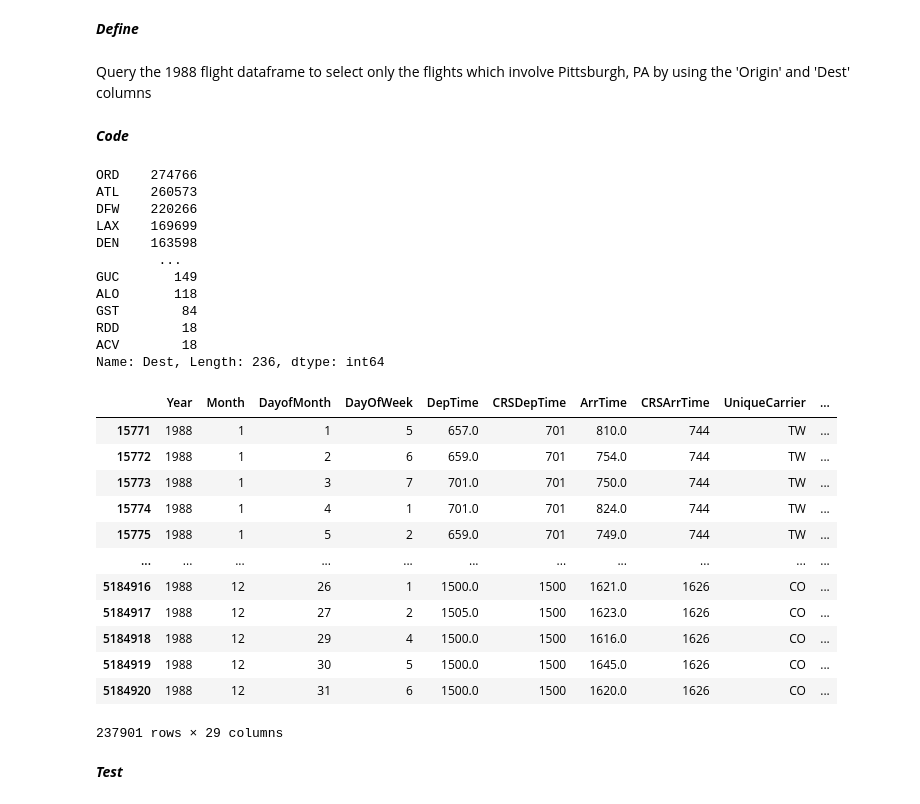
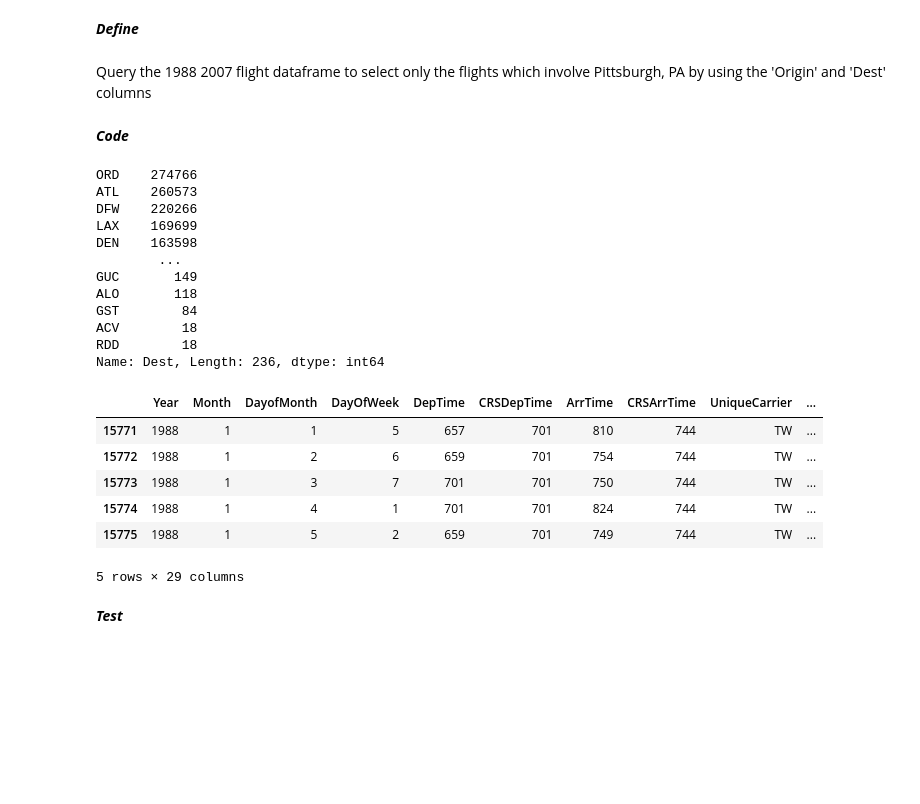
Before and after one commit to Miles-Murphy/vis_final_project, a Jupyter notebook: project_draft.ipynb, the cells around one changed output. Cells and saved outputs as stored; diff of their text form; code cells hidden in the pictures; blank space fills up the shorter version.

```diff
--- a/project_draft.ipynb
+++ b/project_draft.ipynb
@@ -115,11 +136,11 @@ That being said, Data Tidiness issues will be handled as they develop from Data
 # %% [markdown]
 <em><b>Define</b></em>
 # %% [markdown]
-Query the 1988 flight dataframe to select only the flights which involve Pittsburgh, PA by using the 'Origin' and 'Dest' columns
+Query the 1988 2007 flight dataframe to select only the flights which involve Pittsburgh, PA by using the 'Origin' and 'Dest' columns
 # %% [markdown]
 <em><b>Code</b></em>
 # %%
-flights_cleaning.Dest.value_counts()
+flights_cleaning_88.Dest.value_counts()
 # %% [output]
 ORD    274766
 ATL    260573
@@ -130,23 +151,17 @@ DEN    163598
 GUC       149
 ALO       118
 GST        84
+ACV        18
 RDD        18
-ACV        18
 Name: Dest, Length: 236, dtype: int64
 # %%
-pgh_flights = flights_cleaning.query("Dest == 'PIT' or Origin == 'PIT'")
-pgh_flights
+pgh_flights_88 = flights_cleaning_88.query("Dest == 'PIT' or Origin == 'PIT'")
+pgh_flights_88.head()
 # %% [output]
 |  | Year | Month | DayofMonth | DayOfWeek | DepTime | CRSDepTime | ArrTime | CRSArrTime | UniqueCarrier | ... |
-| 15771 | 1988 | 1 | 1 | 5 | 657.0 | 701 | 810.0 | 744 | TW | ... |
-| 15772 | 1988 | 1 | 2 | 6 | 659.0 | 701 | 754.0 | 744 | TW | ... |
-| 15773 | 1988 | 1 | 3 | 7 | 701.0 | 701 | 750.0 | 744 | TW | ... |
-| 15774 | 1988 | 1 | 4 | 1 | 701.0 | 701 | 824.0 | 744 | TW | ... |
-| 15775 | 1988 | 1 | 5 | 2 | 659.0 | 701 | 749.0 | 744 | TW | ... |
-| ... | ... | ... | ... | ... | ... | ... | ... | ... | ... | ... |
-| 5184916 | 1988 | 12 | 26 | 1 | 1500.0 | 1500 | 1621.0 | 1626 | CO | ... |
-| 5184917 | 1988 | 12 | 27 | 2 | 1505.0 | 1500 | 1623.0 | 1626 | CO | ... |
-| 5184918 | 1988 | 12 | 29 | 4 | 1500.0 | 1500 | 1616.0 | 1626 | CO | ... |
-| 5184919 | 1988 | 12 | 30 | 5 | 1500.0 | 1500 | 1645.0 | 1626 | CO | ... |
-| 5184920 | 1988 | 12 | 31 | 6 | 1500.0 | 1500 | 1620.0 | 1626 | CO | ... |
+| 15771 | 1988 | 1 | 1 | 5 | 657 | 701 | 810 | 744 | TW | ... |
+| 15772 | 1988 | 1 | 2 | 6 | 659 | 701 | 754 | 744 | TW | ... |
+| 15773 | 1988 | 1 | 3 | 7 | 701 | 701 | 750 | 744 | TW | ... |
+| 15774 | 1988 | 1 | 4 | 1 | 701 | 701 | 824 | 744 | TW | ... |
+| 15775 | 1988 | 1 | 5 | 2 | 659 | 701 | 749 | 744 | TW | ... |
-237901 rows × 29 columns
+5 rows × 29 columns
```
Also changed, not shown: parts of 24 cells of this notebook.
